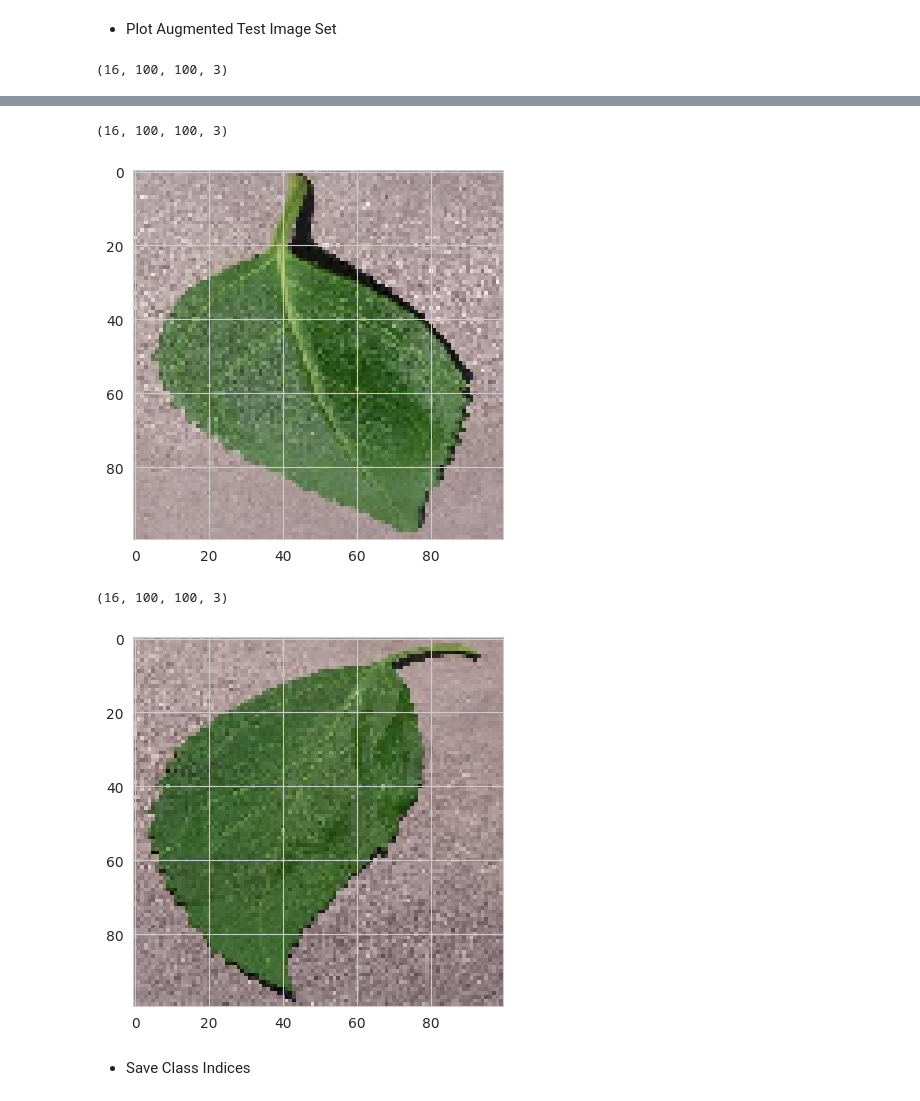
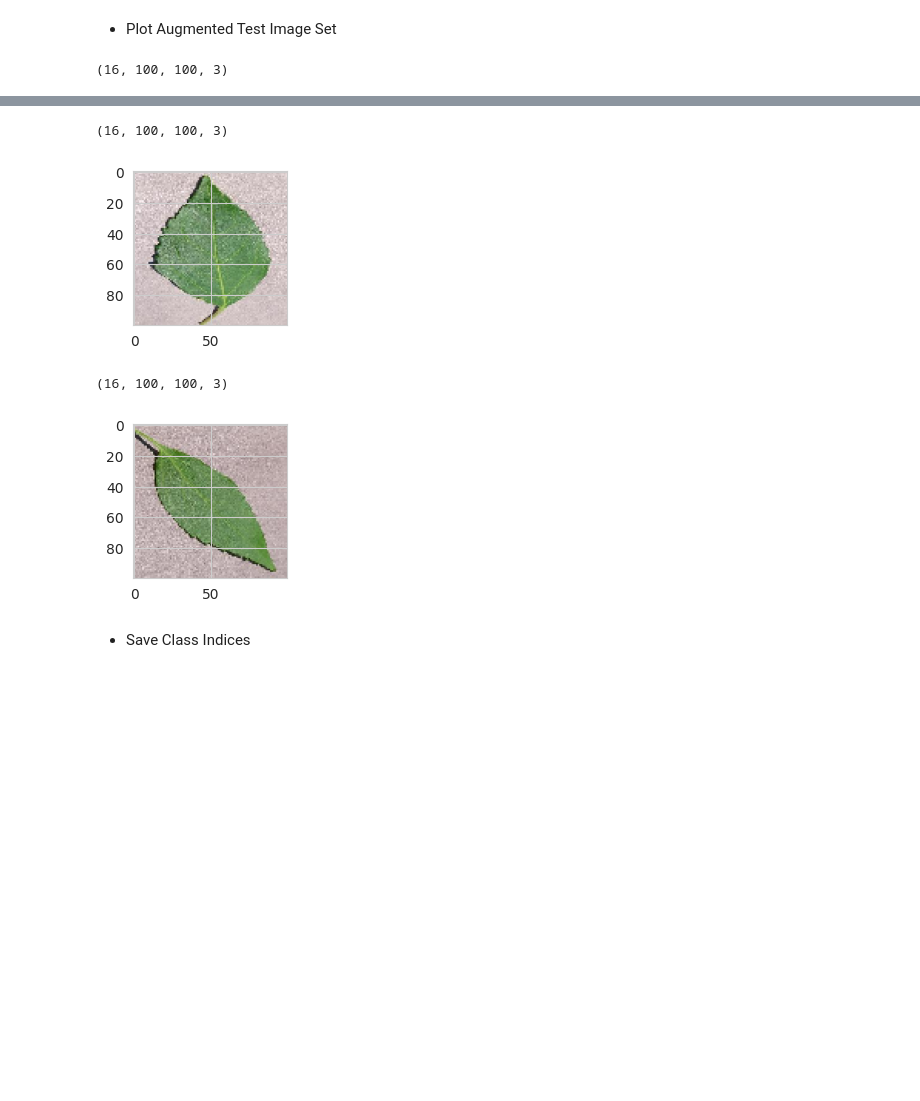
Before and after one commit to kctffs/mildew-detection-in-cherry-leaves, a Jupyter notebook: jupyter_notebooks/ModellingEvaluting.ipynb, the cells around one changed output, grey strips where cells are left out. Cells and saved outputs as stored; diff of their text form; code cells hidden in the pictures; blank space fills up the shorter version.

```diff
--- a/jupyter_notebooks/ModellingEvaluting.ipynb
+++ b/jupyter_notebooks/ModellingEvaluting.ipynb
@@ -163,6 +163,7 @@ Found 2938 images belonging to 2 classes.
 - Plot Augmented Training Image Set
 # %%
 for _ in range(3):
+    plt.figure(figsize=(2, 2))
     img, label = train_set.__next__()
     print(img.shape)
     plt.imshow(img[0])
@@ -226,6 +227,7 @@ Found 832 images belonging to 2 classes.
 - Plot Augmented Test Image Set
 # %%
 for _ in range(3):
+    plt.figure(figsize=(2, 2))
     img, label = test_set.__next__()
     print(img.shape)
     plt.imshow(img[0])
@@ -236,7 +238,7 @@ for _ in range(3):
 (16, 100, 100, 3)
-[figure, old version]
+[figure, new version]
 (16, 100, 100, 3)
-[figure, old version]
+[figure, new version]
 # %% [markdown]
 - Save Class Indices
 # %%
```
Also changed, not shown: parts of 6 cells of this notebook, 4 other files.
